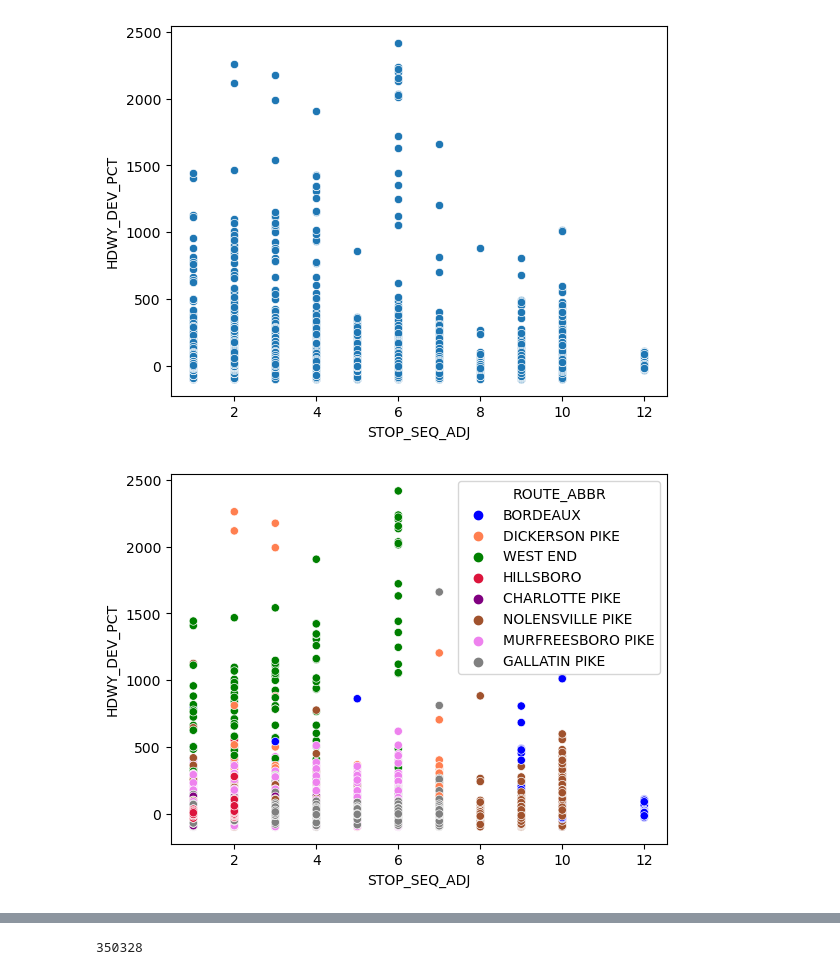
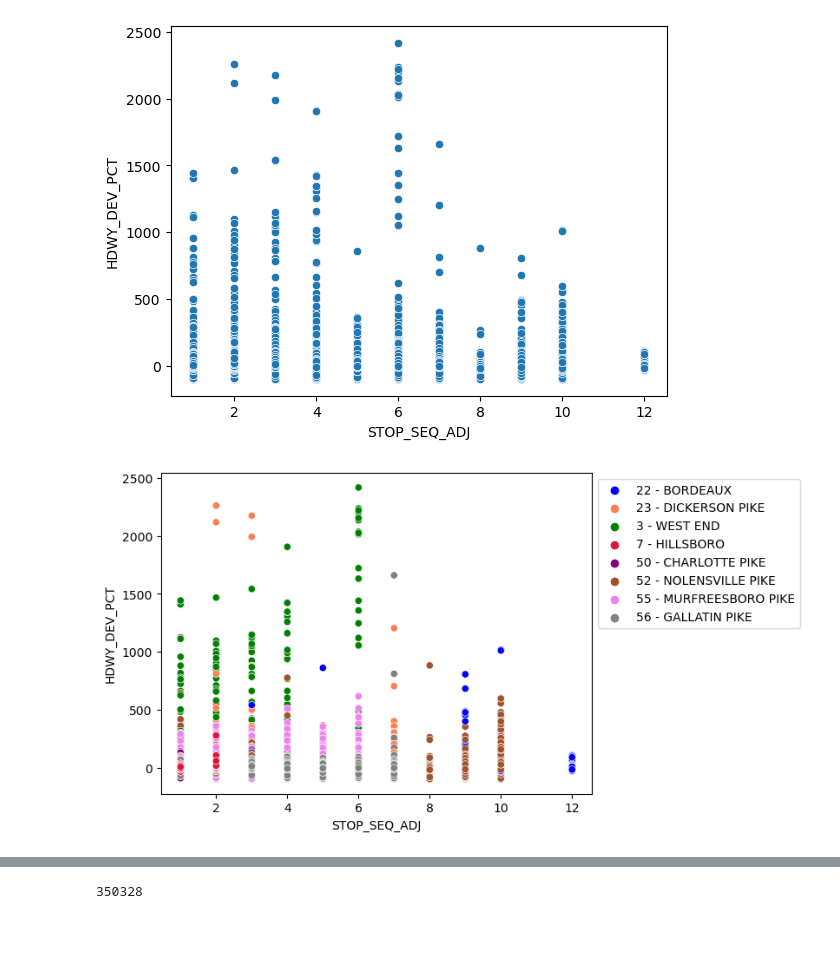
Before and after one commit to ballir27/wego-nashville-bus-adherence, a Jupyter notebook: Notebooks/AB-WeGo-Dist-Time-Travelled-Analysis.ipynb, the cells around one changed output, grey strips where cells are left out. Cells and saved outputs as stored; diff of their text form; code cells hidden in the pictures; blank space fills up the shorter version.

Commit message:
Added Michael's Suggestions - labels, absolute value, route direction, etc.

```diff
--- a/Notebooks/AB-WeGo-Dist-Time-Travelled-Analysis.ipynb
+++ b/Notebooks/AB-WeGo-Dist-Time-Travelled-Analysis.ipynb
@@ -322,6 +322,8 @@ Name: SCHEDULED_TIME, Length: 6481, dtype: datetime64[ns]
 headway_df_adj['ROUTE_ACTUAL_START'].isna().sum()
 # %% [output]
 331775
+# %%
+headway_df_adj['ROUTE_ABBR_NUM'] = headway_df_adj['ROUTE_NUMBER'].astype(str) + ' - ' + headway_df_adj['ROUTE_ABBR']
 # %%
 headway_df_adj.tail(50)
 # %% [output]
@@ -358,4 +354,11 @@ colors = dict(zip(color_keys, sns.color_palette(['blue','coral','green','crimson
+# %%
+# all unique keys
+color_keys = headway_df_adj['ROUTE_ABBR_NUM'].unique()
+
+# create key: color dictionary
+colors = dict(zip(color_keys, sns.color_palette(['blue','coral','green','crimson','purple','sienna','violet','grey'])))
 # %%
-sns.scatterplot(data=headway_df_adj, x= 'STOP_SEQ_ADJ', y='HDWY_DEV_PCT',hue='ROUTE_ABBR', palette = colors);
+sns.scatterplot(data=headway_df_adj, x= 'STOP_SEQ_ADJ', y='HDWY_DEV_PCT',hue='ROUTE_ABBR_NUM', palette = colors)
+plt.legend(bbox_to_anchor = (1, 1));
 # %% [output]
-[figure, old version]
+[figure, new version]
```
Also changed, not shown: parts of 77 cells of this notebook.
